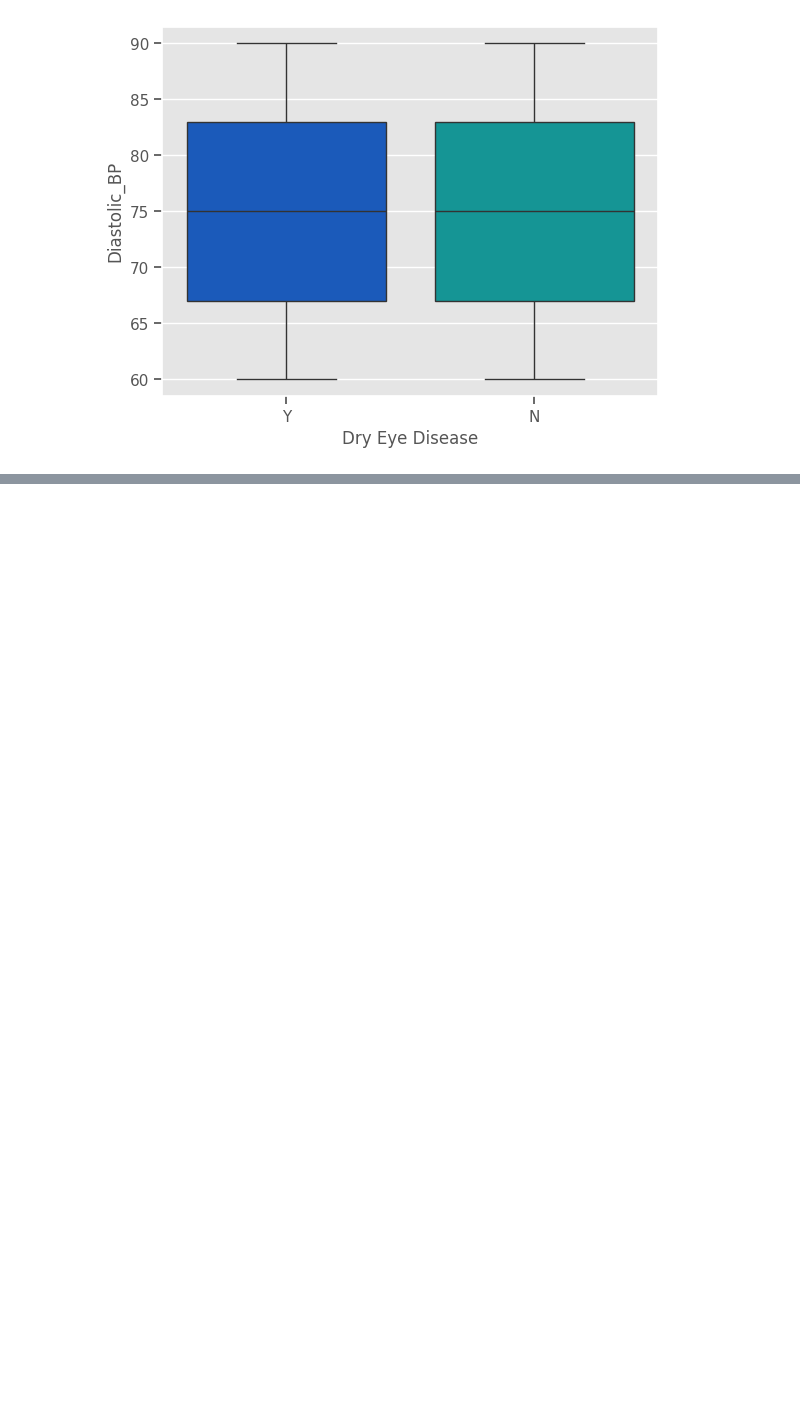
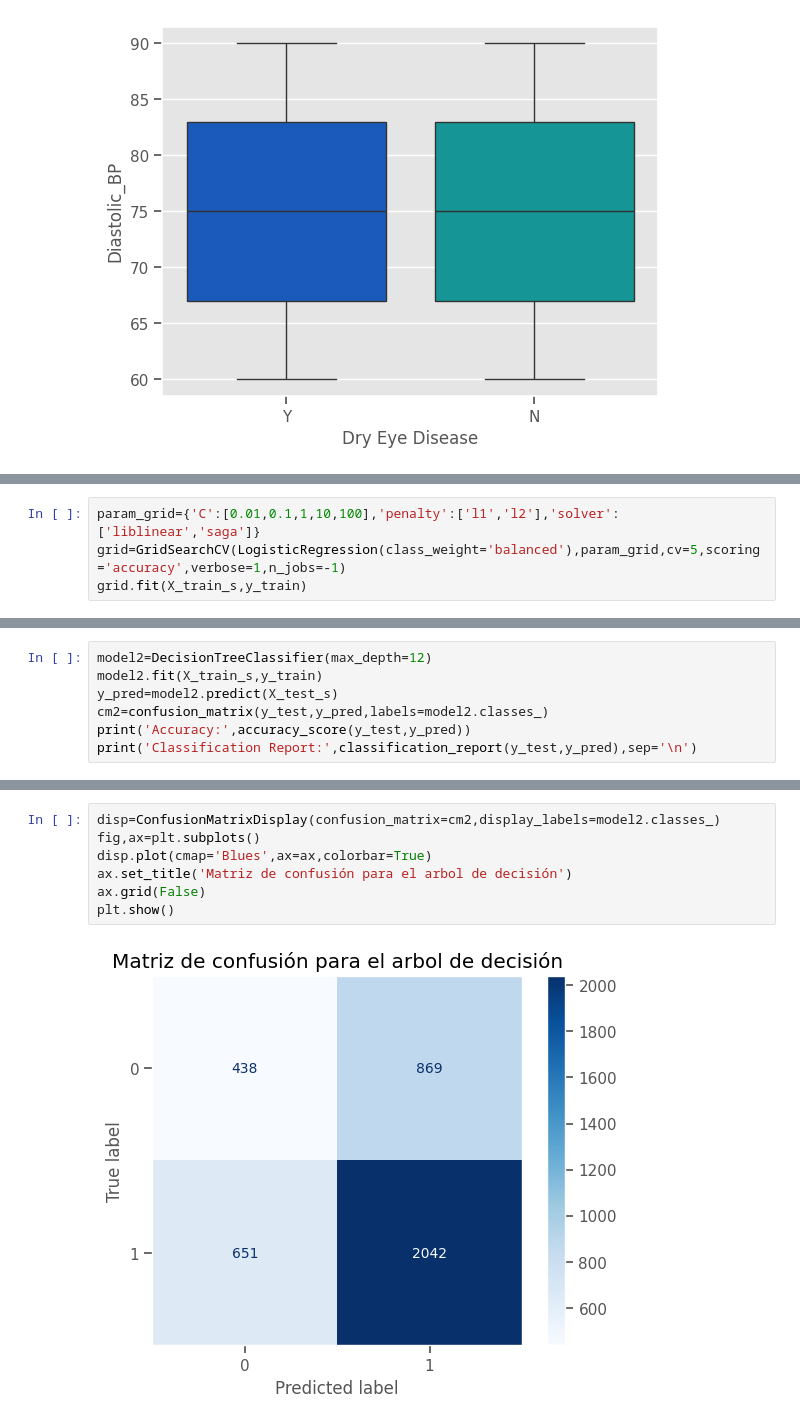
Before and after one commit to Jonkkeyler333/Deteccion_sindrome_ojo_seco, a Jupyter notebook: main.ipynb, the cells around one changed output, grey strips where cells are left out. Saved outputs shown, nothing was run; the diff lists cells and outputs as text; blank space fills up the shorter version.

```diff
--- a/main.ipynb
+++ b/main.ipynb
@@ -363,0 +421,4 @@ df.pivot_table(index='Dry Eye Disease',values=['Physical activity','imc','Sleep
+# %%
+param_grid={'C':[0.01,0.1,1,10,100],'penalty':['l1','l2'],'solver':['liblinear','saga']}
+grid=GridSearchCV(LogisticRegression(class_weight='balanced'),param_grid,cv=5,scoring='accuracy',verbose=1,n_jobs=-1)
+grid.fit(X_train_s,y_train)
@@ -363,0 +448,7 @@ df.pivot_table(index='Dry Eye Disease',values=['Physical activity','imc','Sleep
+# %%
+model2=DecisionTreeClassifier(max_depth=12)
+model2.fit(X_train_s,y_train)
+y_pred=model2.predict(X_test_s)
+cm2=confusion_matrix(y_test,y_pred,labels=model2.classes_)
+print('Accuracy:',accuracy_score(y_test,y_pred))
+print('Classification Report:',classification_report(y_test,y_pred),sep='\n')
@@ -363,0 +466,9 @@ df.pivot_table(index='Dry Eye Disease',values=['Physical activity','imc','Sleep
+# %%
+disp=ConfusionMatrixDisplay(confusion_matrix=cm2,display_labels=model2.classes_)
+fig,ax=plt.subplots()
+disp.plot(cmap='Blues',ax=ax,colorbar=True)
+ax.set_title('Matriz de confusión para el arbol de decisión')
+ax.grid(False)
+plt.show()
+# %% [output]
+[figure, added]
```
Also changed, not shown: parts of 47 cells of this notebook.
